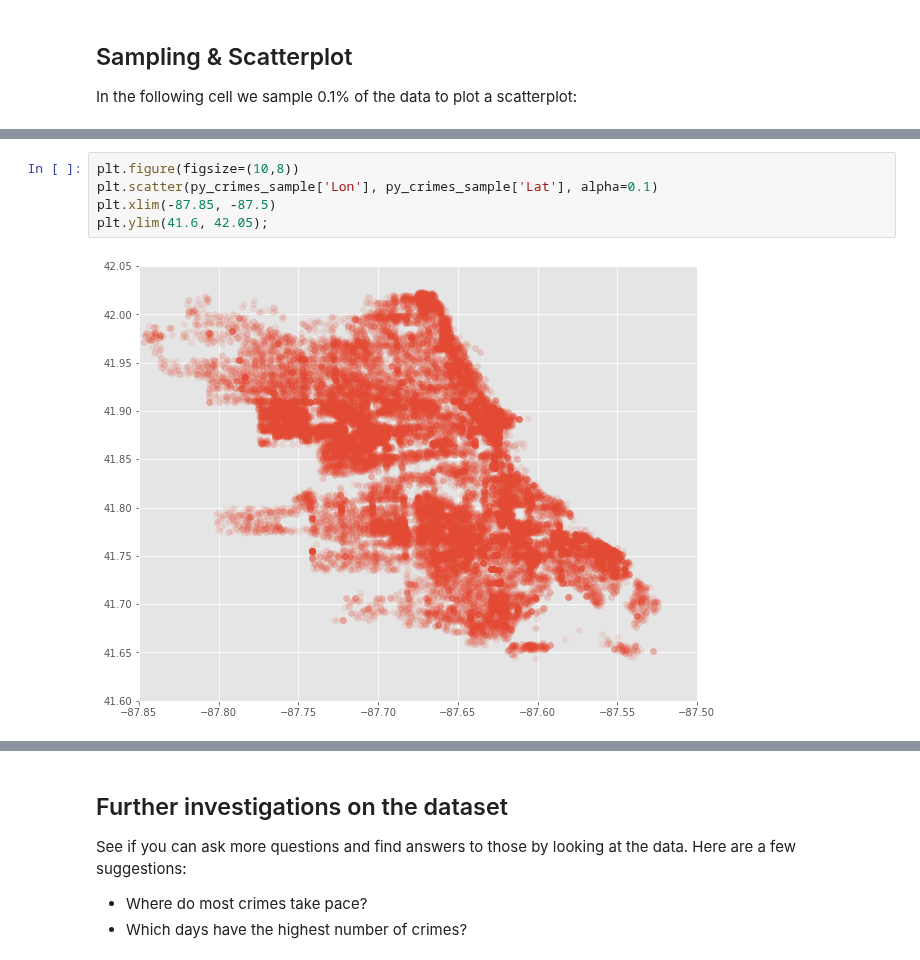
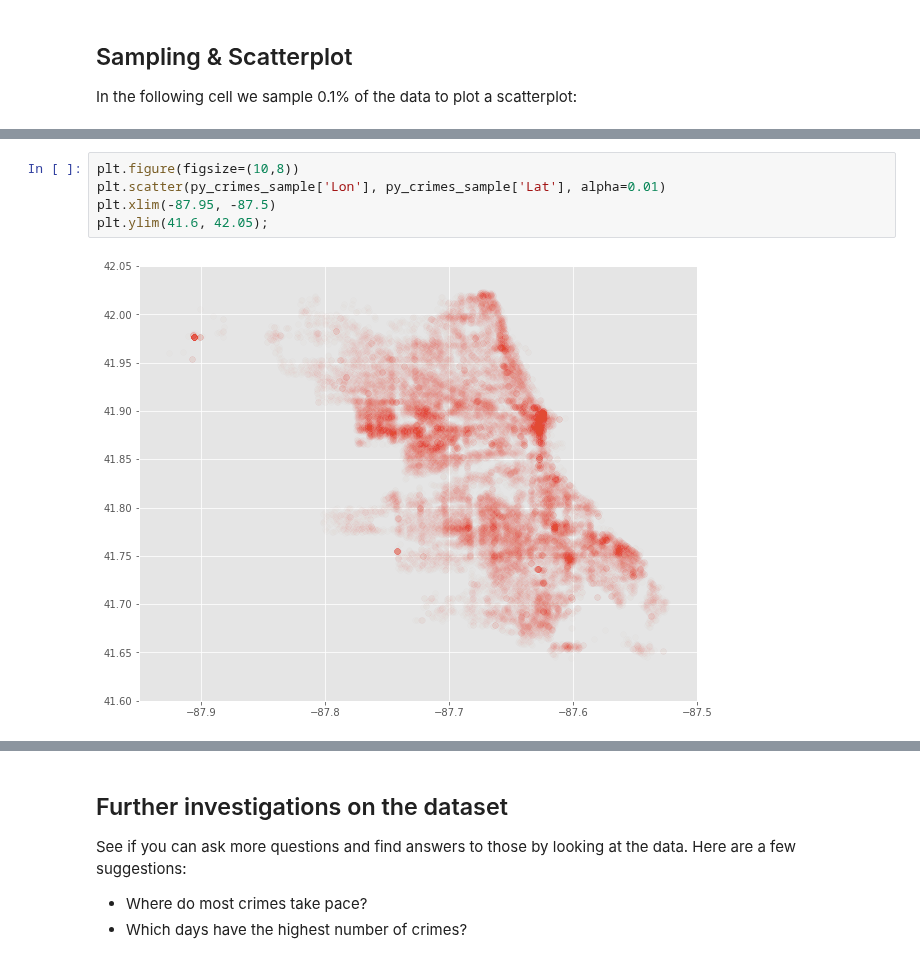
Before and after one commit to soltaniehha/Big-Data-Analytics-for-Business, a Jupyter notebook: 08-EDA-and-Data-Sources/01-EDA.ipynb, the cells around one changed output, grey strips where cells are left out. Cells and saved outputs as stored; diff of their text form.

```diff
--- a/08-EDA-and-Data-Sources/01-EDA.ipynb
+++ b/08-EDA-and-Data-Sources/01-EDA.ipynb
@@ -497,11 +497,11 @@ py_crimes_sample.head()
 | 4 | 1492003 | 2001-04-19 20:50:00 | 049XX S FEDERAL ST | BATTERY | AGGRAVATED: OTHER DANG WEAPON | CHA HALLWAY/STAIRWELL/ELEVATOR | False | True | 0231 | ... |
 # %%
 plt.figure(figsize=(10,8))
-plt.scatter(py_crimes_sample['Lon'], py_crimes_sample['Lat'], alpha=0.1)
-plt.xlim(-87.85, -87.5)
+plt.scatter(py_crimes_sample['Lon'], py_crimes_sample['Lat'], alpha=0.01)
+plt.xlim(-87.95, -87.5)
 plt.ylim(41.6, 42.05);
 # %% [output]
-[figure, old version]
+[figure, new version]
 # %% [markdown]
 <img src="https://github.com/soltaniehha/Big-Data-Analytics-for-Business/blob/master/figs/07-01-Chicago.png?raw=true" width="600" align="left"/>
 # %% [markdown]
```
